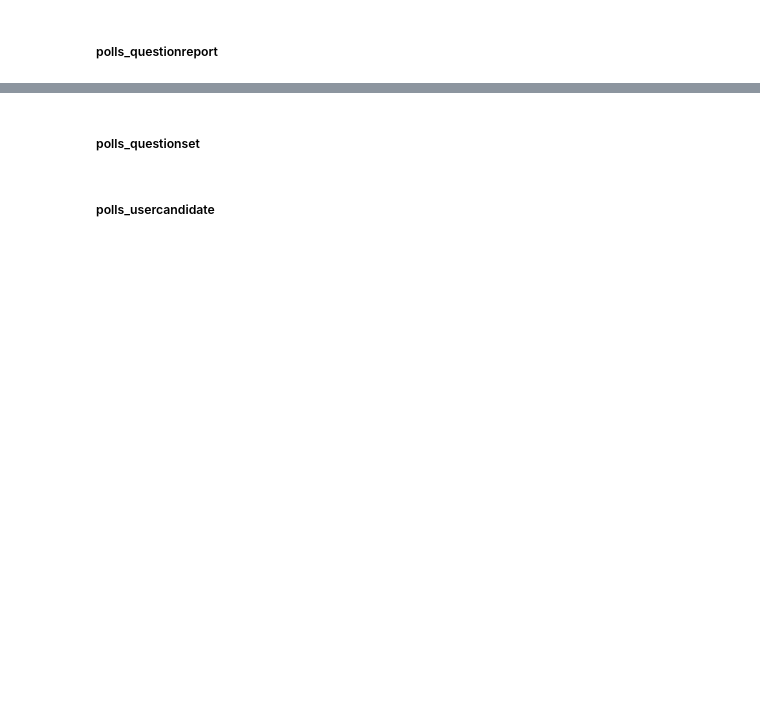
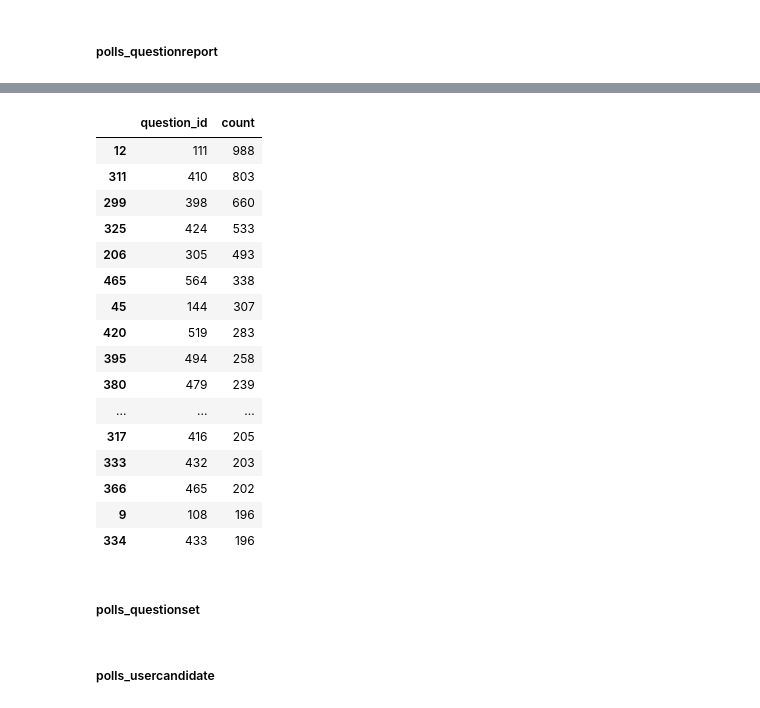
Before and after one commit to goodnews724/sprint_final_project, a Jupyter notebook: notebooks/jaemun.ipynb, the cells around one changed output, grey strips where cells are left out. Cells and saved outputs as stored; diff of their text form; code cells hidden in the pictures; blank space fills up the shorter version.

```diff
--- a/notebooks/jaemun.ipynb
+++ b/notebooks/jaemun.ipynb
@@ -224,0 +239,20 @@ polls_questionreport = pd.read_parquet('gs://sprintda05_final_project/votes/poll
+# %%
+polls_questionreport.groupby(['question_id'])[['id']].count().reset_index().rename(columns={'id': 'count'}).sort_values(by='count', ascending=False).head(20)
+# %% [output]
+|  | question_id | count |
+| 12 | 111 | 988 |
+| 311 | 410 | 803 |
+| 299 | 398 | 660 |
+| 325 | 424 | 533 |
+| 206 | 305 | 493 |
+| 465 | 564 | 338 |
+| 45 | 144 | 307 |
+| 420 | 519 | 283 |
+| 395 | 494 | 258 |
+| 380 | 479 | 239 |
+| ... | ... | ... |
+| 317 | 416 | 205 |
+| 333 | 432 | 203 |
+| 366 | 465 | 202 |
+| 9 | 108 | 196 |
+| 334 | 433 | 196 |
```
Also changed, not shown: parts of 10 cells of this notebook.
